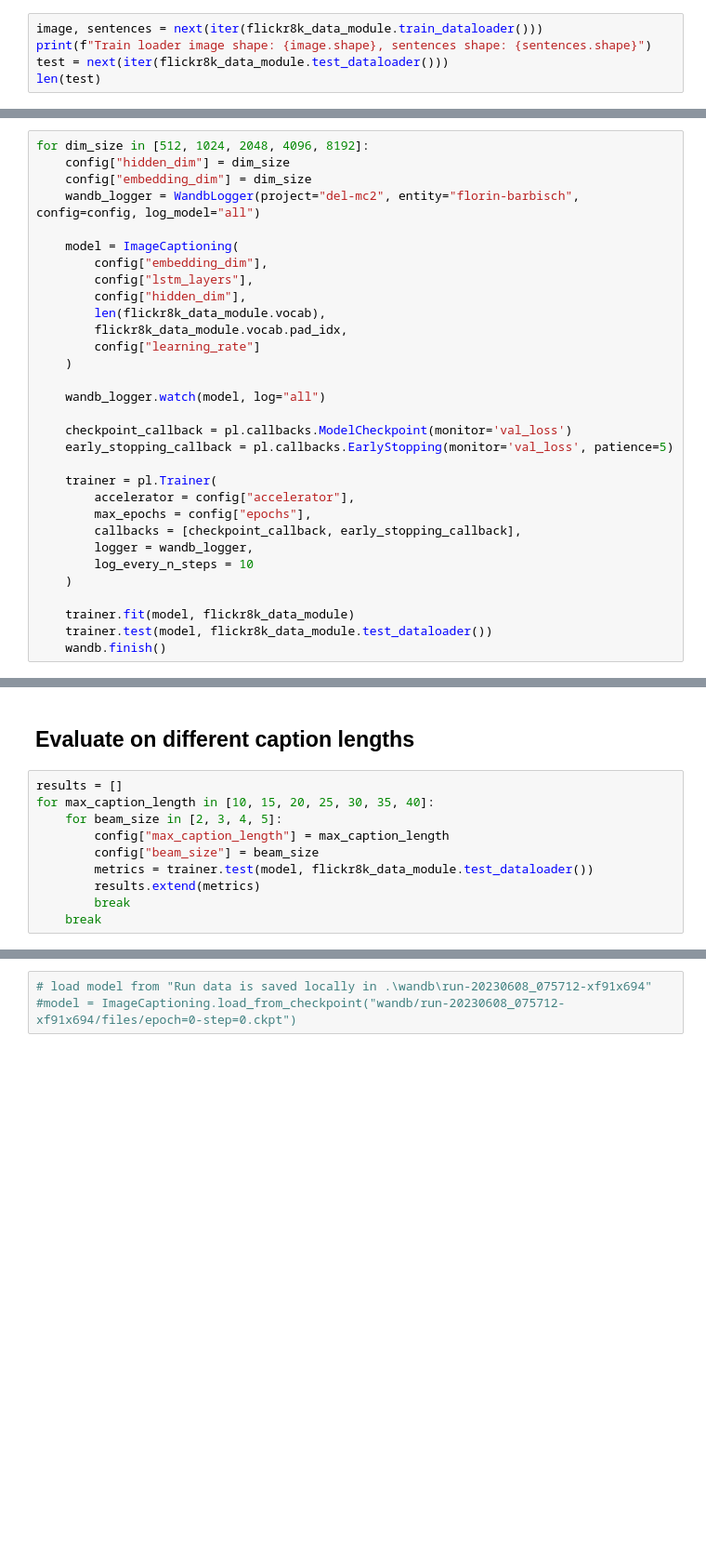
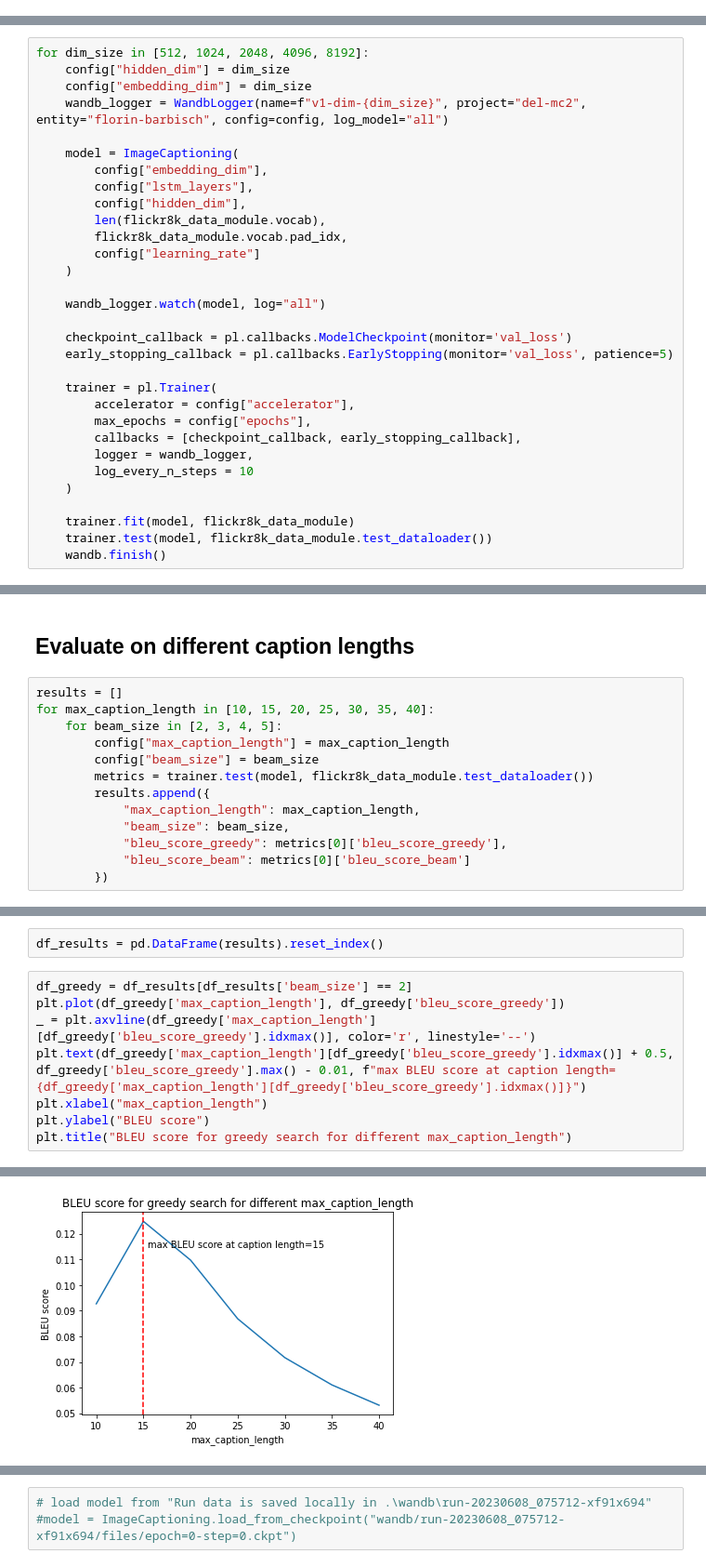
Before and after one commit to florinbarbisch/del, a Jupyter notebook: mc2.ipynb, the cells around one changed output, grey strips where cells are left out. Shown at 93% size. Drawn from its saved outputs; the diff is of its cells as text; blank space fills up the shorter version.

```diff
--- a/mc2.ipynb
+++ b/mc2.ipynb
@@ -631,5 +638,0 @@ flickr8k_data_module.setup()
-# %%
-image, sentences = next(iter(flickr8k_data_module.train_dataloader()))
-print(f"Train loader image shape: {image.shape}, sentences shape: {sentences.shape}")
-test = next(iter(flickr8k_data_module.test_dataloader()))
-len(test)
@@ -642,7 +648,7 @@ Train loader image shape: torch.Size([100, 3, 224, 224]), sentences shape: torch
 for dim_size in [512, 1024, 2048, 4096, 8192]:
     config["hidden_dim"] = dim_size
     config["embedding_dim"] = dim_size
-    wandb_logger = WandbLogger(project="del-mc2", entity="florin-barbisch", config=config, log_model="all")
+    wandb_logger = WandbLogger(name=f"v1-dim-{dim_size}", project="del-mc2", entity="florin-barbisch", config=config, log_model="all")
 
     model = ImageCaptioning(
         config["embedding_dim"],
@@ -746,6 +741,9 @@ for max_caption_length in [10, 15, 20, 25, 30, 35, 40]:
         config["max_caption_length"] = max_caption_length
         config["beam_size"] = beam_size
         metrics = trainer.test(model, flickr8k_data_module.test_dataloader())
-        results.extend(metrics)
-        break
-    break
+        results.append({
+            "max_caption_length": max_caption_length,
+            "beam_size": beam_size,
+            "bleu_score_greedy": metrics[0]['bleu_score_greedy'],
+            "bleu_score_beam": metrics[0]['bleu_score_beam']
+        })
@@ -797,0 +824,11 @@ _ is <class 'list'> and its value is [{'bleu_score_greedy': 0.053156327456235886
+# %%
+df_results = pd.DataFrame(results).reset_index()
+# %%
+df_greedy = df_results[df_results['beam_size'] == 2]
+plt.plot(df_greedy['max_caption_length'], df_greedy['bleu_score_greedy'])
+_ = plt.axvline(df_greedy['max_caption_length'][df_greedy['bleu_score_greedy'].idxmax()], color='r', linestyle='--')
+plt.text(df_greedy['max_caption_length'][df_greedy['bleu_score_greedy'].idxmax()] + 0.5, df_greedy['bleu_score_greedy'].max() - 0.01, f"max BLEU score at caption length={df_greedy['max_caption_length'][df_greedy['bleu_score_greedy'].idxmax()]}")
+plt.xlabel("max_caption_length")
+plt.ylabel("BLEU score")
+plt.title("BLEU score for greedy search for different max_caption_length")
+# %% [output]
@@ -797,0 +836 @@ _ is <class 'list'> and its value is [{'bleu_score_greedy': 0.053156327456235886
+[figure, added]
```
Also changed, not shown: parts of 50 cells of this notebook.
